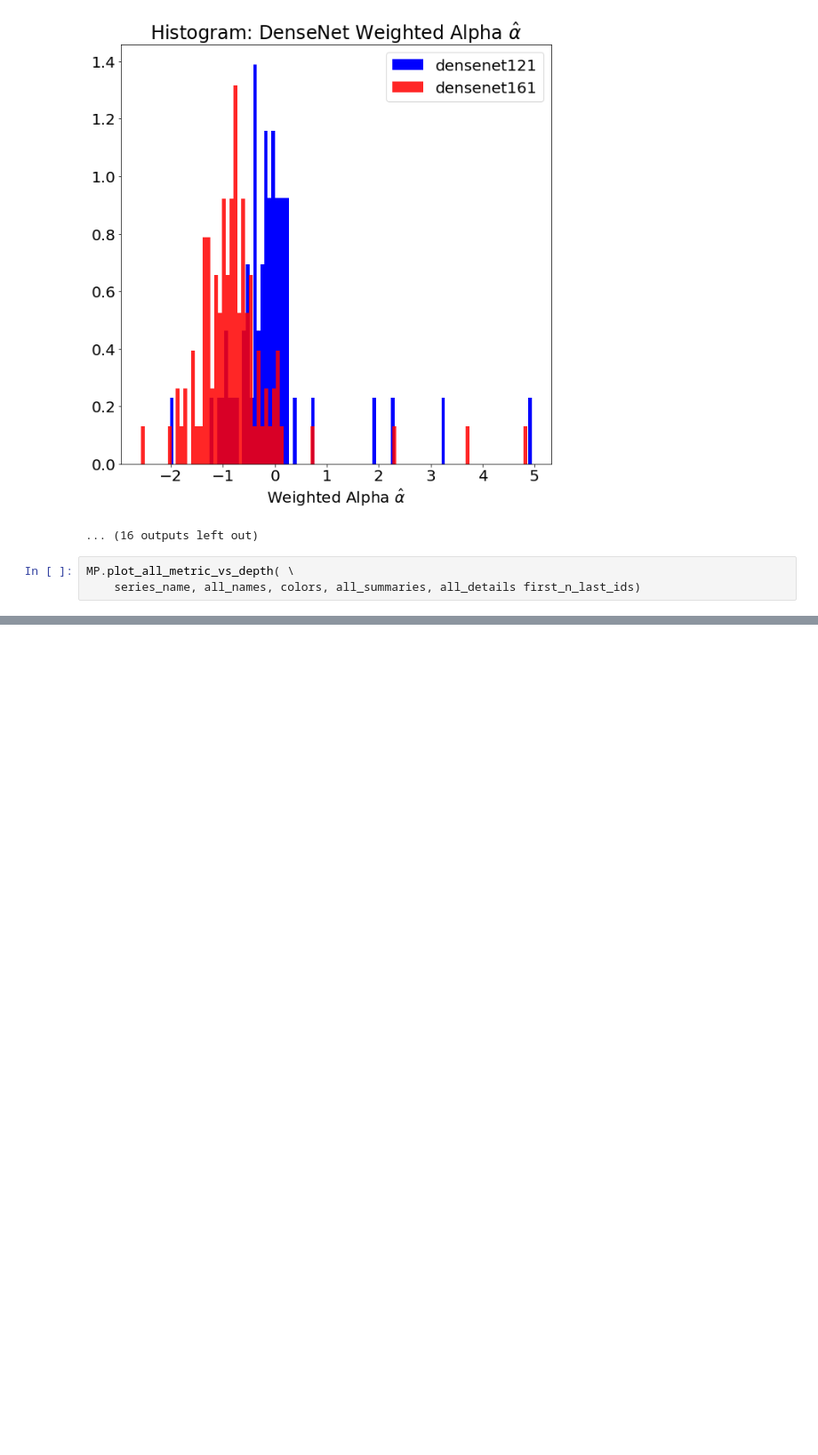
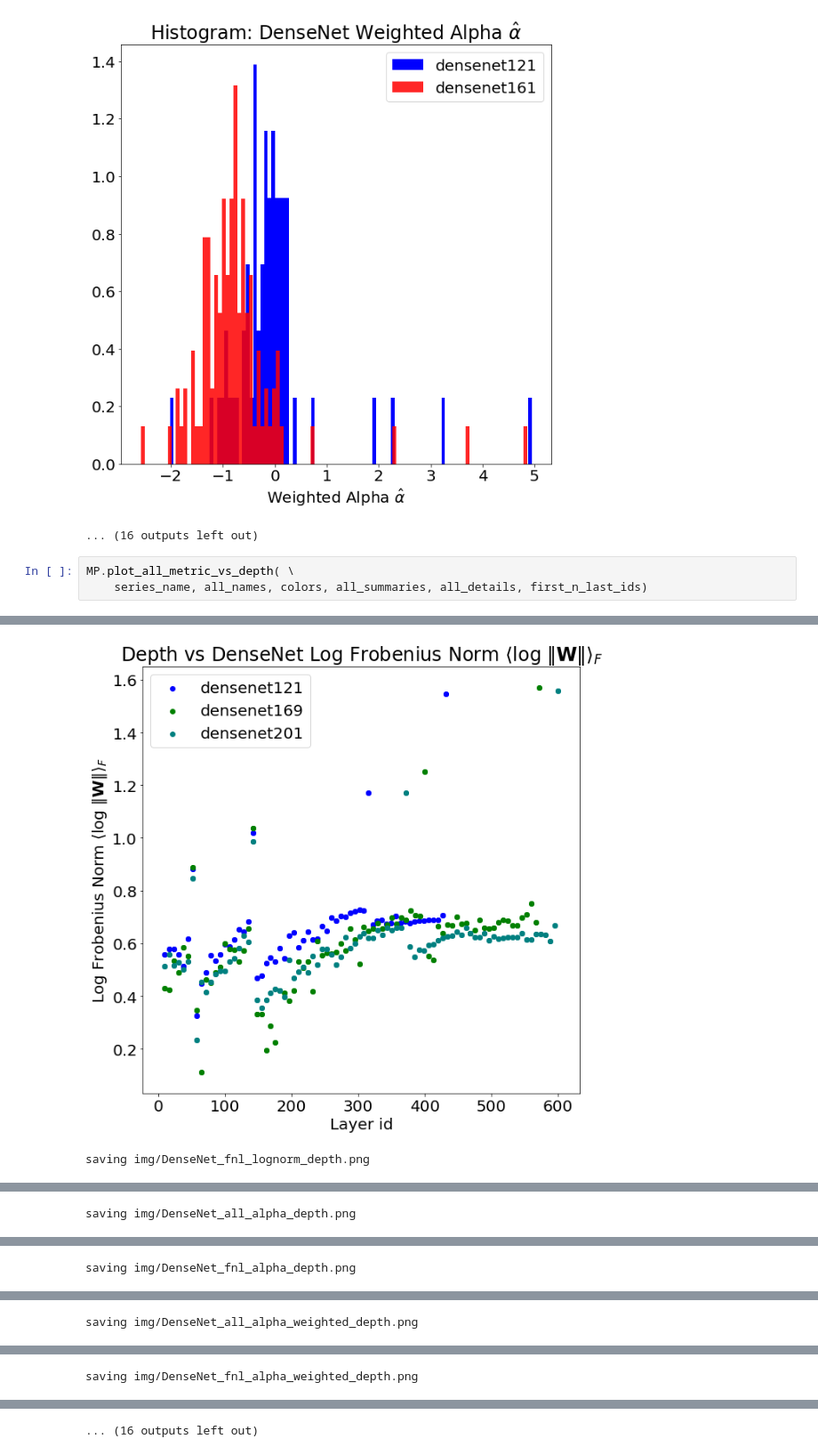
Before and after one commit to CalculatedContent/ww-trends-2020, a Jupyter notebook: WeightWatcher-DenseNet.ipynb, the cells around one changed output, grey strips where cells are left out. Shown at 89% size. Drawn from its saved outputs; the diff is of its cells as text; blank space fills up the shorter version.

Commit message:
updated DenseNet

```diff
--- a/WeightWatcher-DenseNet.ipynb
+++ b/WeightWatcher-DenseNet.ipynb
@@ -189,5 +189,5 @@ saving img/DenseNet_fnl_alpha_weighted_hist.png
 ... (16 outputs left out)
 # %%
 MP.plot_all_metric_vs_depth( \
-    series_name, all_names, colors, all_summaries, all_details first_n_last_ids)
+    series_name, all_names, colors, all_summaries, all_details, first_n_last_ids)
 # %% [output]
@@ -194,0 +195,2 @@ SyntaxError: invalid syntax (<ipython-input-14-11406089762d>, line 2)
+[figure, added]
+saving img/DenseNet_fnl_lognorm_depth.png
@@ -194,0 +198 @@ SyntaxError: invalid syntax (<ipython-input-14-11406089762d>, line 2)
+saving img/DenseNet_all_alpha_depth.png
@@ -194,0 +200 @@ SyntaxError: invalid syntax (<ipython-input-14-11406089762d>, line 2)
+saving img/DenseNet_fnl_alpha_depth.png
@@ -194,0 +202 @@ SyntaxError: invalid syntax (<ipython-input-14-11406089762d>, line 2)
+saving img/DenseNet_all_alpha_weighted_depth.png
@@ -194,0 +204 @@ SyntaxError: invalid syntax (<ipython-input-14-11406089762d>, line 2)
+saving img/DenseNet_fnl_alpha_weighted_depth.png
@@ -194,0 +206 @@ SyntaxError: invalid syntax (<ipython-input-14-11406089762d>, line 2)
+... (16 outputs left out)
```
Also changed, not shown: parts of 3 cells of this notebook, 1 other file.
